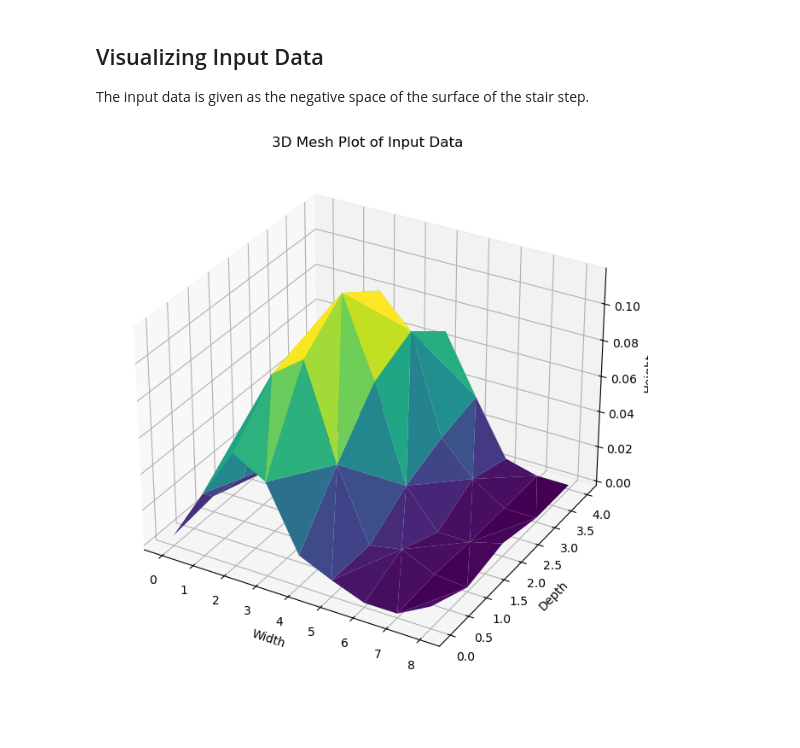
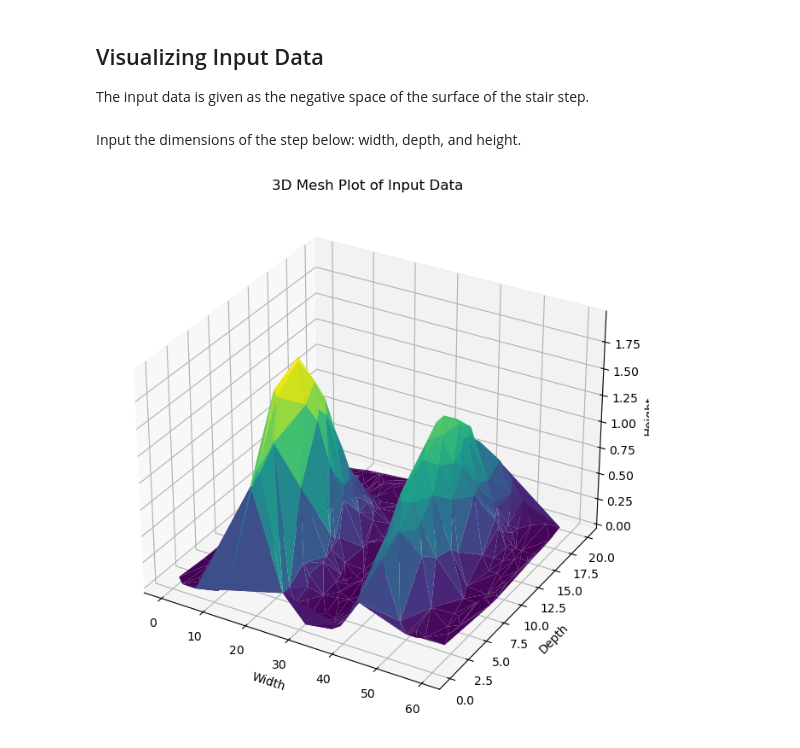
Before and after one commit to Y-Bimali/mcm, a Jupyter notebook: SingleStairFitter.ipynb, the cells around one changed output. Cells and saved outputs as stored; diff of their text form; code cells hidden in the pictures; blank space fills up the shorter version.

```diff
--- a/SingleStairFitter.ipynb
+++ b/SingleStairFitter.ipynb
@@ -9,31 +9,34 @@ from scipy.optimize import curve_fit
 # %% [markdown]
 ## Visualizing Input Data
 The input data is given as the negative space of the surface of the stair step.
+# %%
+# Load the CSV file
+file_path = "data/fuzzed2Gaussian.csv"  # Replace with your file path
+data = pd.read_csv(file_path)
+# %% [markdown]
+Input the dimensions of the step below: width, depth, and height.
+# %%
+max_x, max_y, max_h = 60, 20, 10  # Define your max values
 # %%
-# Load the CSV file
-file_path = "data/fuzzedGaussian.csv"  # Replace with your file path
-data = pd.read_csv(file_path)
-
 # Ensure the data satisfies the bounds
-max_x, max_y, max_h = 8, 4, 0.2  # Define your max values
 data = data[(data["X"] <= max_x) & (data["Y"] <= max_y) & (data["H"] <= max_h)]
 X, Y, H = data['X'], data['Y'], data['H']
 
 # Create a 3D mesh plot for visualization
 fig = plt.figure(figsize=(10, 8))
 ax = fig.add_subplot(111, projection='3d')
 ax.plot_trisurf(X, Y, H, cmap="viridis", edgecolor="none")
 ax.set_xlabel("Width")
 ax.set_ylabel("Depth")
 ax.set_zlabel("Height")
 plt.title("3D Mesh Plot of Input Data")
 plt.show()
 
 # Stair Height
-stair_height = 1
+stair_height = 20
 stair_H = stair_height - H
 # %% [output]
-[figure, old version]
+[figure, new version]
 # %%
 # Plotting
 fig = plt.figure(figsize=(10, 7))
```
Also changed, not shown: parts of 9 cells of this notebook.
